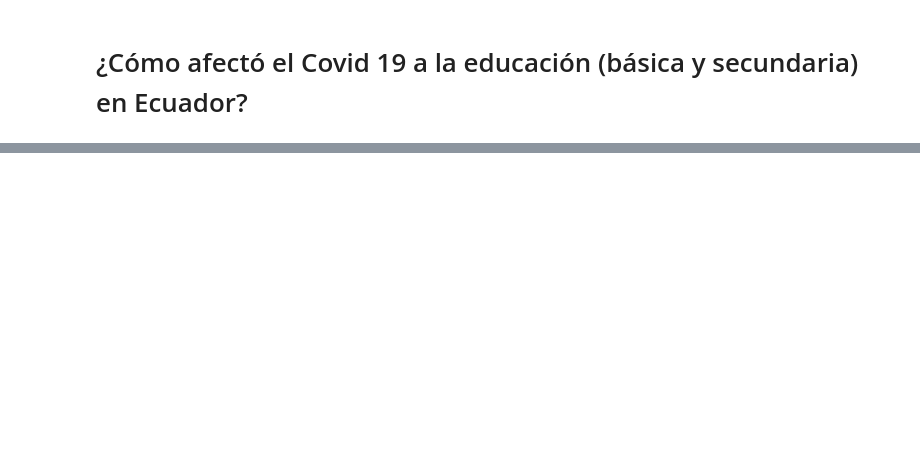
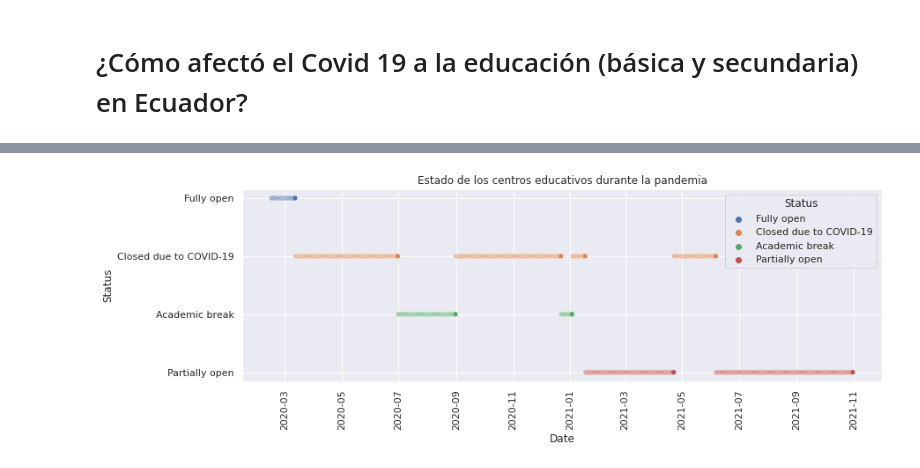
Before and after one commit to anthonymanotoa/covid-ec, a Jupyter notebook: notebooks/3.1-analisis.ipynb, the cells around one changed output, grey strips where cells are left out. Cells and saved outputs as stored; diff of their text form; code cells hidden in the pictures; blank space fills up the shorter version.

```diff
--- a/notebooks/3.1-analisis.ipynb
+++ b/notebooks/3.1-analisis.ipynb
@@ -22,0 +44,8 @@ El número de reprobados podría no ser un buen indicador porque debido a la edu
+# %%
+plt.figure(figsize=[13, 4])
+sns.scatterplot(data=closures_education, x='Date', y='Status', hue='Status')
+plt.title('Estado de los centros educativos durante la pandemia')
+plt.xticks(rotation=90)
+plt.show()
+# %% [output]
+[figure, added]
```
Also changed, not shown: parts of 36 cells of this notebook, 7 other files.
